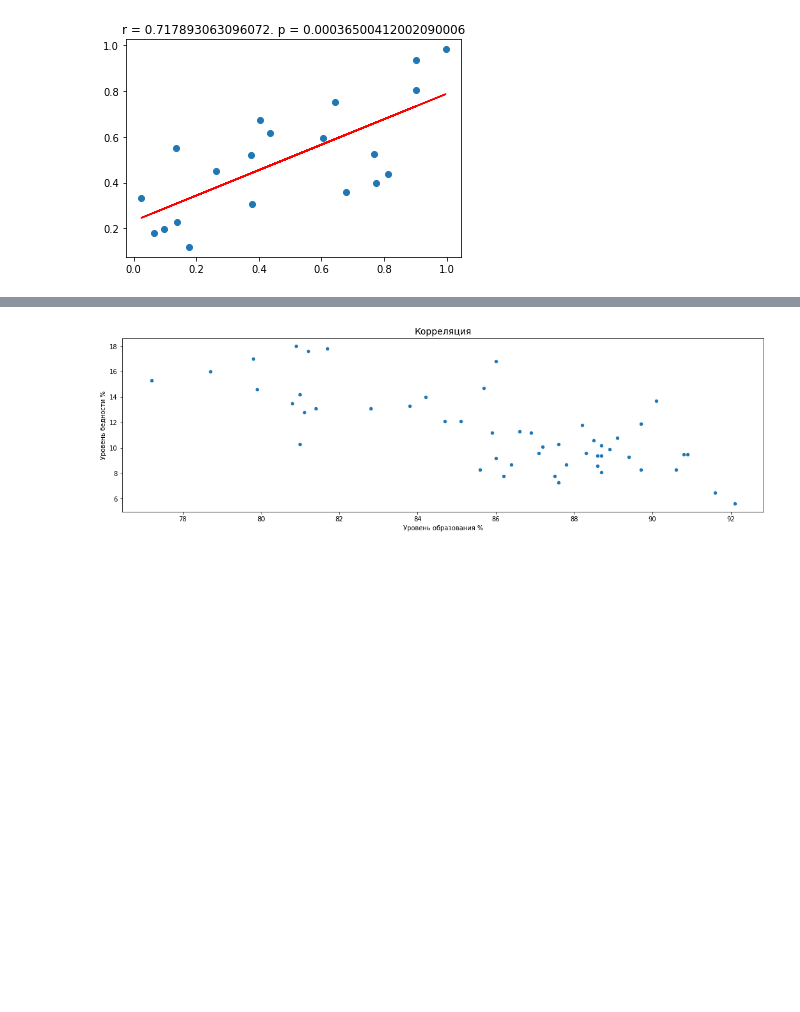
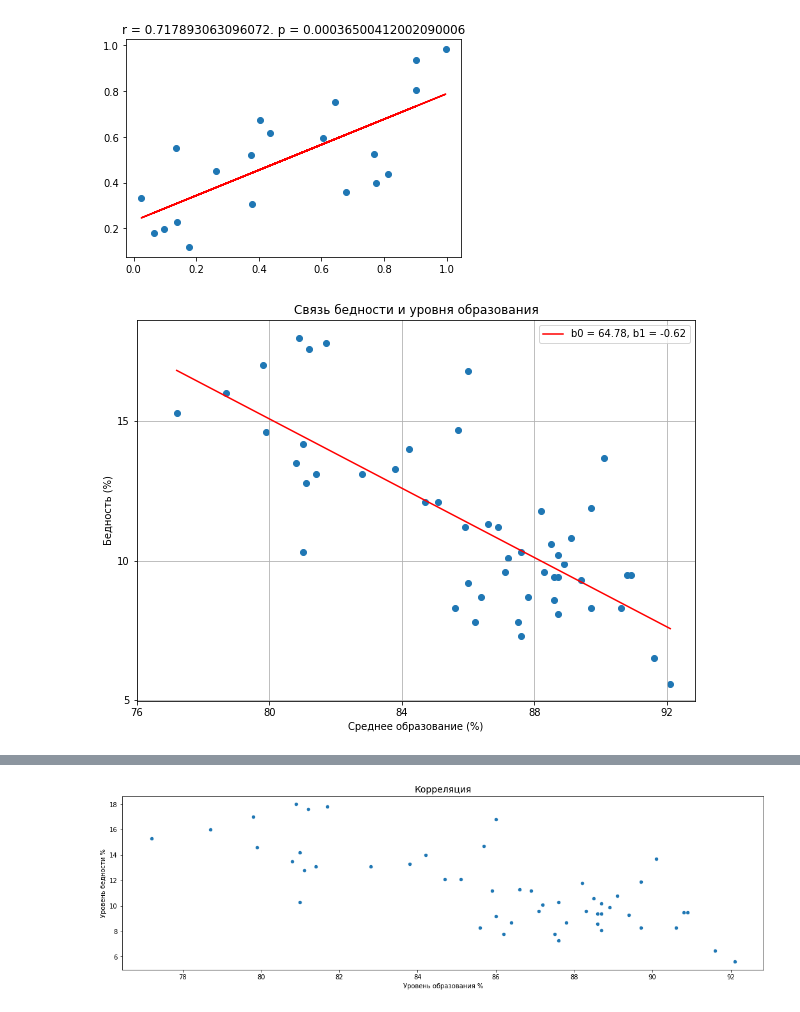
Before and after one commit to artemsaw/statistics_basic, a Jupyter notebook: linear_regression.ipynb, the cells around one changed output, grey strips where cells are left out. Cells and saved outputs as stored; diff of their text form; code cells hidden in the pictures; blank space fills up the shorter version.

```diff
--- a/linear_regression.ipynb
+++ b/linear_regression.ipynb
@@ -19,3 +19,84 @@ plt.plot(X, Yregr, color='red')
 plt.show()
 # %% [output]
 [figure]
+# %%
+import pandas as pd
+import matplotlib.pyplot as plt
+import scipy.stats as stats
+import numpy as np
+
+data=pd.read_csv('http://d396qusza40orc.cloudfront.net/statistics/lec_resources/states.csv', sep=',')
+
+# рассчет ковариационной матрицы двух векторов, на выходе ковариация и дисперсии каждого из массивов,
+# или можно рассчитать вручную по формулам из уроков cov - урок 3_1 третье видео; D - урок 1_5 третье видео
+X = data['hs_grad']
+Y = data['poverty']
+ssxm, ssxym, ssyxm, ssym = np.cov(X,Y).flat
+
+# рассчет корреляции по формуле из урока 3_1 третье видео: r = cov/stdx*stdy,
+# т. к. в ковариационной матрице у нас дисперсии, то в знаменателе нужно взять квадратный корень
+if ssxm == 0 or ssym == 0:
+    r = 0
+else:
+    r = ssxym / (ssxm * ssym)**0.5
+
+# расчет slope и intercept из урока 3_3 второе видео: slope = (stdy/stdx) * r
+slope = r * (ssym/ssxm)**0.5
+intercept = np.mean(Y) - slope * np.mean(X)
+
+df = len(X) - 2
+# рассчет t - значения, вероятности p и стандартной ошибки для X параметра подсмотренно тут:
+# https://github.com/scipy/scipy/blob/v1.4.1/scipy/stats/_stats_mstats_common.py#L15-L144
+tx = r * np.sqrt(df / ((1.0 - r)*(1.0 + r)))
+sterrestx = np.sqrt((1 - r**2) * ssym / ssxm / df)
+px = 2 * stats.t.sf(np.abs(tx), df)
+
+# Находим сумму квадратов по параметру X
+s = [i**2 for i in X]
+sterresty = (sterrestx**2/51*sum(s))**0.5
+
+# рассчет t - значения, вероятности p и стандартной ошибки для Y параметра подсмотренно тут:
+# https://en.wikipedia.org/wiki/Simple_linear_regression
+ty = intercept/sterresty
+py = 2 * stats.t.sf(np.abs(ty), df)
+
+# рассчет F-статистики подсмотренно тут:
+# https://www.chem-astu.ru/science/reference/fischer.html
+F = r**2/(1-r**2)*df
+p_val = stats.f.sf(F, 1, df)
+
+# создаем таблицу как в лекции
+ttlinear = pd.DataFrame(data = {
+    'Estimate':[round(num, 4) for num in [intercept,slope]], 'Std.Error':[round(num, 4) for num in [sterresty, sterrestx]],
+    't value':[round(num, 2) for num in [ty,tx]], 'Pr(>|t|)':[py,px]},
+                        index = ['(Intercept)','hs_grand'])
+
+# вычисляем остатки
+#residuals = Y - intercept - slope*X
+
+fig, ax1 = plt.subplots(nrows=1, ncols=1, figsize=(10, 7))
+
+# точечный график
+ax1.scatter(X,Y)
+
+# регрессионная прямая
+x1=np.linspace(min(X),max(X),51)
+y1=intercept + slope*x1
+plt.plot(x1,y1,'-r',label='b0 = {}, b1 = {}'.format(round(intercept,2), round(slope,2)))
+
+plt.grid()
+plt.title('Связь бедности и уровня образования')
+plt.xlabel('Среднее образование (%)')
+plt.ylabel('Бедность (%)')
+plt.xticks(np.arange(76,93, step=4))
+plt.yticks(np.arange(5,18, step=5))
+plt.legend(loc='upper right')
+plt.show()
+
+
+print(ttlinear)
+print('')
+print('Multiple R-squared: {},'.format(round(r**2,4)))
+print('F-statistic(1,{}) = {}, p-value = {}'.format(df, round(F,2), p_val))
+# %% [output]
+[figure, added]
```
Also changed, not shown: parts of 1 cell of this notebook, 1 other file.
